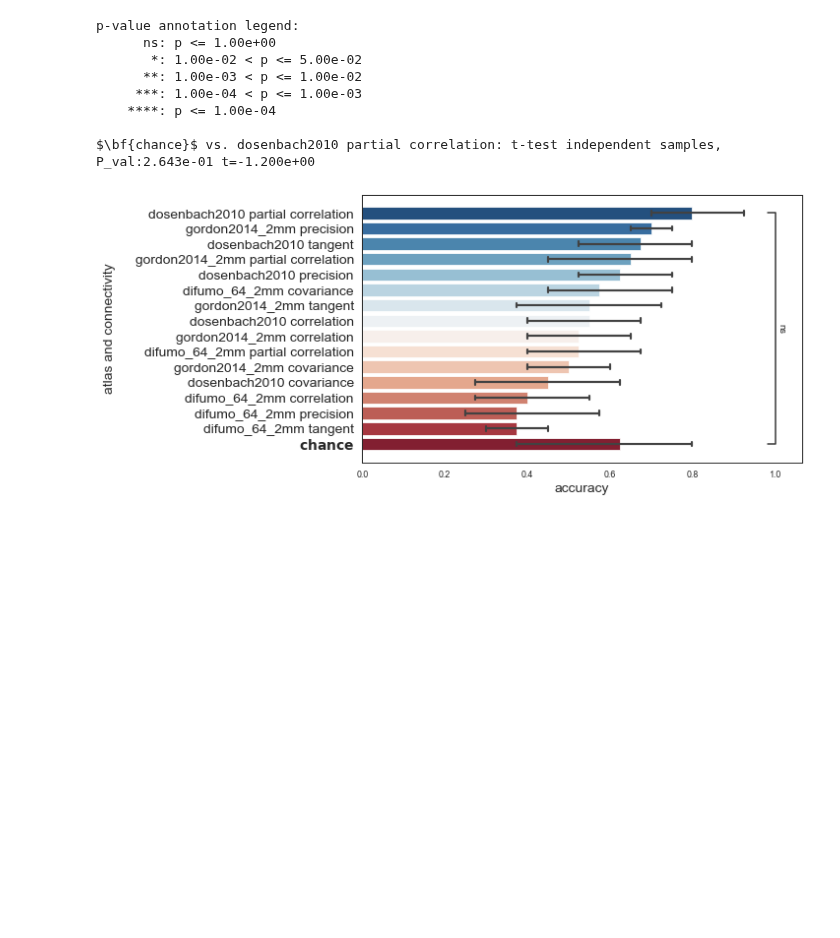
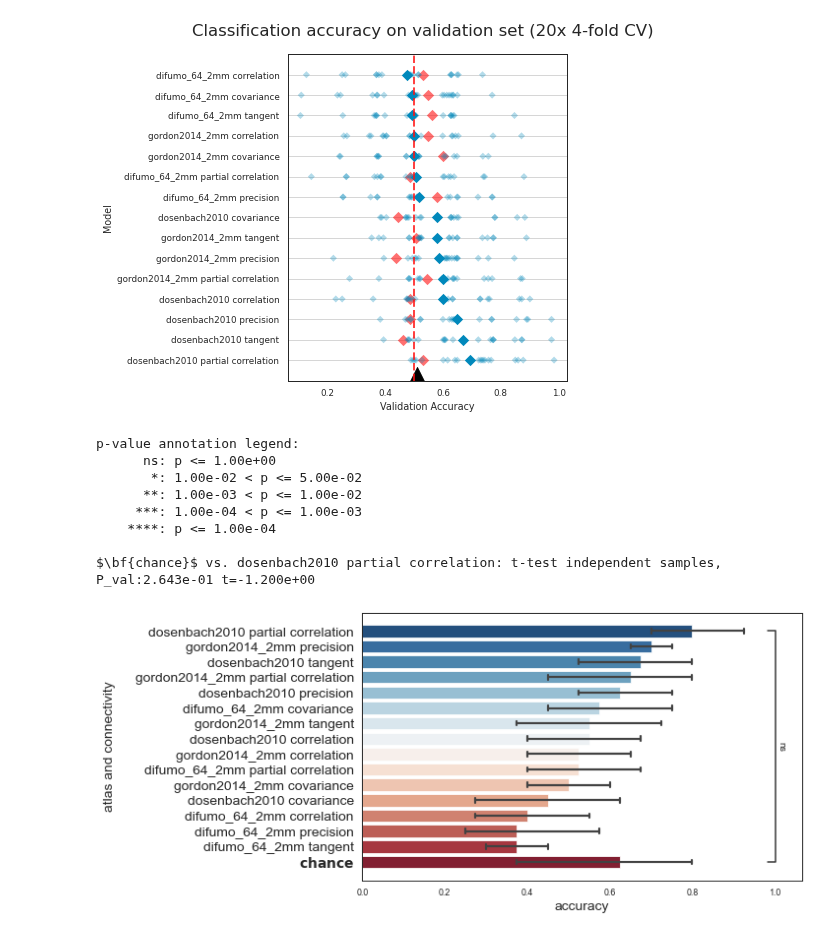
Before and after one commit to morteza/ACNets, a Jupyter notebook: notebooks/4 Visualizations.ipynb, the cells around one changed output. Drawn from its saved outputs; the diff is of its cells as text; code cells hidden in the pictures; blank space fills up the shorter version.

Commit message:
Updated Figure 1

```diff
--- a/notebooks/4 Visualizations.ipynb
+++ b/notebooks/4 Visualizations.ipynb
@@ -119,3 +161,43 @@ plt.show()
+# %%
+sns.set('paper', 'white')
+_, ax = plt.subplots(figsize=(5, len(results['grid_model_name']) * .4))
+
+def jitter(df, column='cv_test_score', jitter_size=.03):
+    jittered_df = df.copy()
+    jittered_df[column] = jittered_df[column] + np.random.uniform(-jitter_size, jitter_size, len(df))
+    return jittered_df
+
+scores = scores.sort_values('mean_test_score', ascending=False)
+order = scores['label'].drop_duplicates()
+mean_scores = scores.groupby('label')[['cv_test_score']].mean().reset_index()
+
+
+# chance
+mean_chance_scores = chance_scores.groupby('label')[[scoring]].mean().reset_index()
+
+# sns.stripplot(data=jitter(chance_scores,scoring), x=scoring, y='label', order=order, color='#ff1111', marker='D', size=5, alpha=.5, jitter=False, ax=ax)
+sns.stripplot(data=mean_chance_scores, x=scoring, y='label', order=order, color='#ff1111', marker='D', size=8, alpha=.6, jitter=False, ax=ax, label='emperical chance')
+
+
+# observarion
+sns.stripplot(data=mean_scores, x='cv_test_score', y='label', order=order, color='#0088bb', marker='D', size=8, alpha=1, jitter=False, ax=ax)
+sns.stripplot(data=jitter(scores), x='cv_test_score', y='label', order=order, color='#0088bb', marker='D', size=5, alpha=.3, jitter=False, ax=ax, label='observation')
+
+
+ax.grid(axis='y')
+
+ax.axvline(x=.5, color='#ff1111', linestyle='--', linewidth=2, alpha=.8, label='theoretical chance', zorder=100)
+
+ax.scatter([.51], [-.7], marker='^', s=200, color='black')
+
+ax.set(ylabel='Model', xlabel='Validation Accuracy', ylim=(-1, len(order)))
+
+plt.legend().set_visible(False)
+
+plt.suptitle(f'Classification accuracy on validation set ({cv_n_splits}x 4-fold CV)', fontsize='xx-large', y=.95)
+plt.show()
+# %% [output]
+[figure, added]
 # %%
 # SIGNIFICANCE TESTING
 
```
Also changed, not shown: parts of 6 cells of this notebook, 1 other file.
